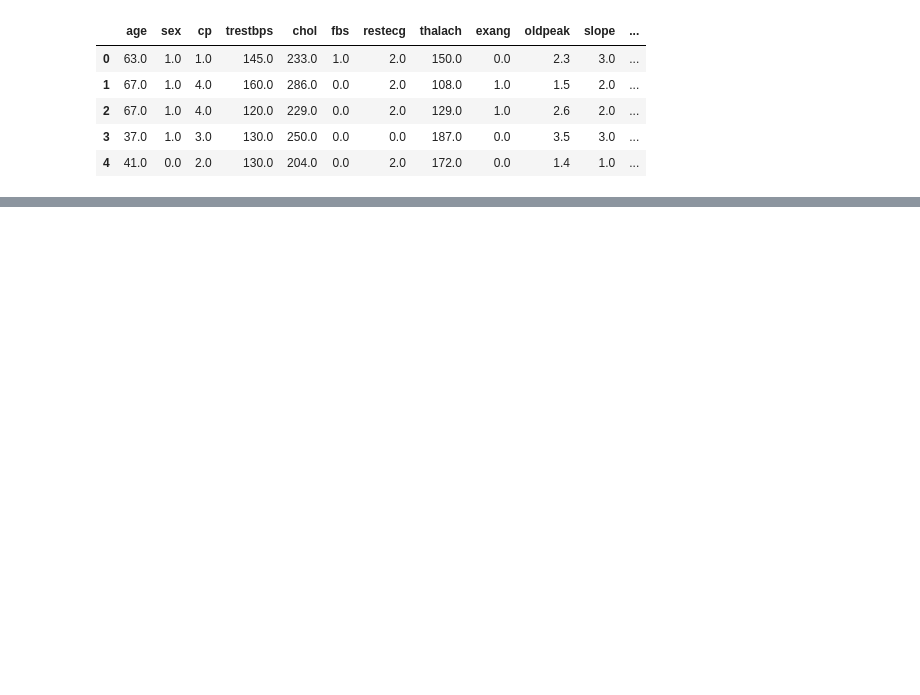
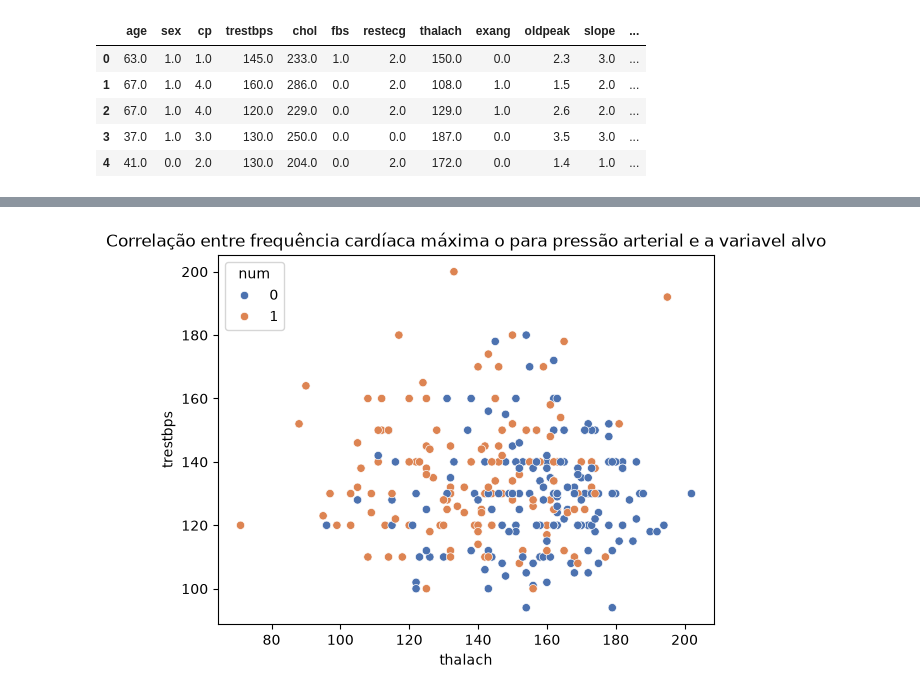
Before and after one commit to Joao-Inacio/Iniciacao-Cientifica-Redes-Neurais, a Jupyter notebook: notebooks/eda.ipynb, the cells around one changed output, grey strips where cells are left out. Cells and saved outputs as stored; diff of their text form; code cells hidden in the pictures; blank space fills up the shorter version.

```diff
--- a/notebooks/eda.ipynb
+++ b/notebooks/eda.ipynb
@@ -22,0 +183,12 @@ df_cleveland.head()
+# %%
+sns.scatterplot(
+    df_limpo,
+    x=df_limpo['thalach'],
+    y=df_limpo['trestbps'],
+    hue=df_limpo['num'],
+    palette='deep'
+)
+plt.title("Correlação entre frequência cardíaca máxima o para pressão arterial e a variavel alvo")
+plt.show()
+# %% [output]
+[figure, added]
```
Also changed, not shown: parts of 18 cells of this notebook.
